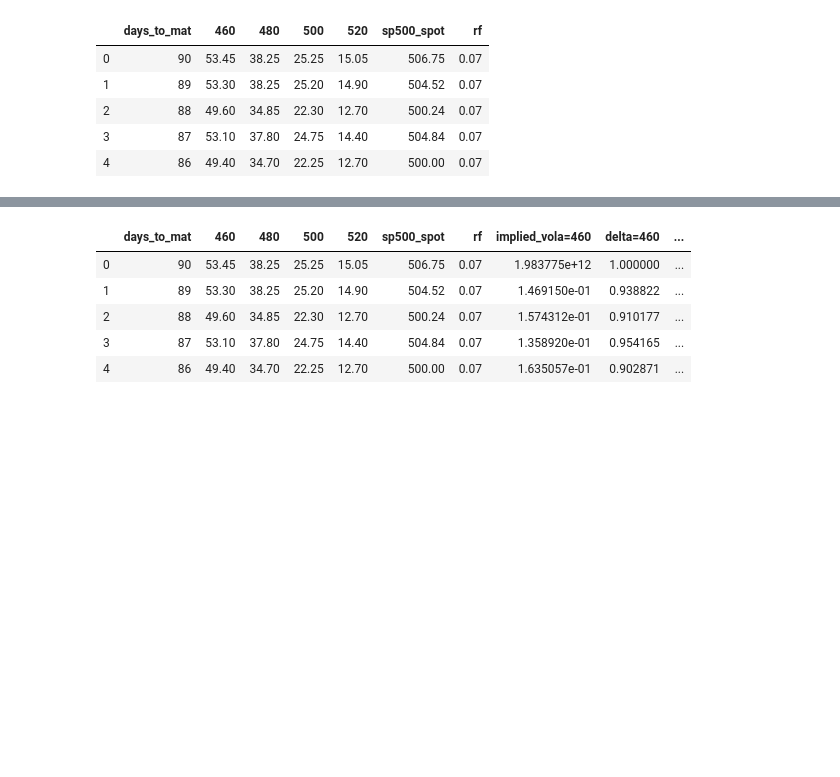
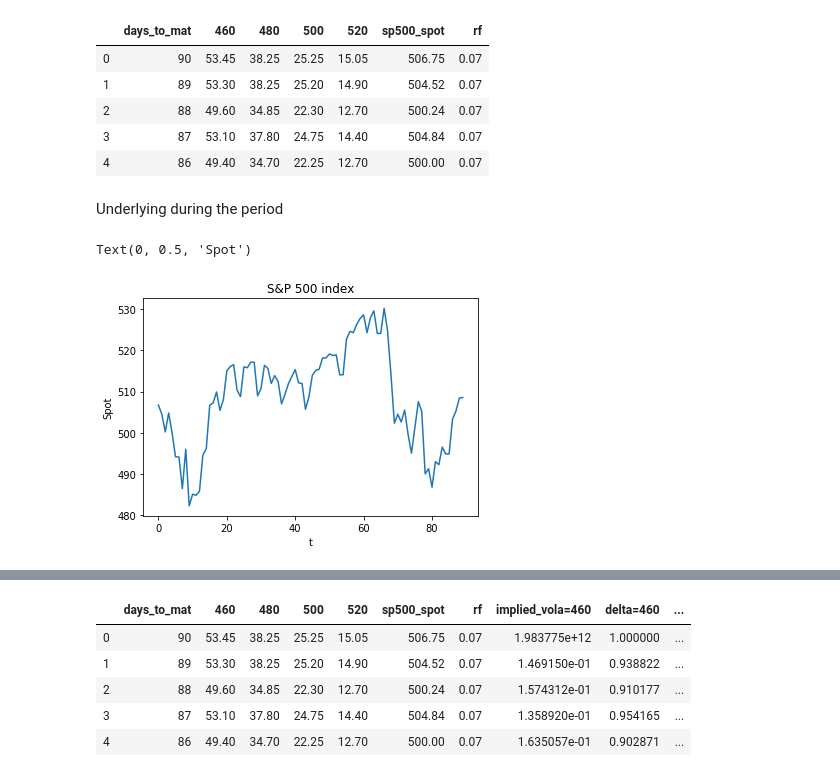
Before and after one commit to j4bert0/FE1-hedging, a Jupyter notebook: delta_hedge.ipynb, the cells around one changed output, grey strips where cells are left out. Drawn from its saved outputs; the diff is of its cells as text; code cells hidden in the pictures; blank space fills up the shorter version.

```diff
--- a/delta_hedge.ipynb
+++ b/delta_hedge.ipynb
@@ -332,6 +332,16 @@ isx_1501_selected.head()
 | 2 | 88 | 49.60 | 34.85 | 22.30 | 12.70 | 500.24 | 0.07 |
 | 3 | 87 | 53.10 | 37.80 | 24.75 | 14.40 | 504.84 | 0.07 |
 | 4 | 86 | 49.40 | 34.70 | 22.25 | 12.70 | 500.00 | 0.07 |
+# %% [markdown]
+Underlying during the period
+# %%
+plt.plot(isx_1501_selected['sp500_spot'])
+plt.title('S&P 500 index')
+plt.xlabel('t')
+plt.ylabel('Spot')
+# %% [output]
+Text(0, 0.5, 'Spot')
+[figure, added]
 # %%
 strikes_s = [460,480,500,520]
 dafa_f_s = volas_and_deltas_df(isx_1501_selected,strikes_s)
```
Also changed, not shown: parts of 16 cells of this notebook.
